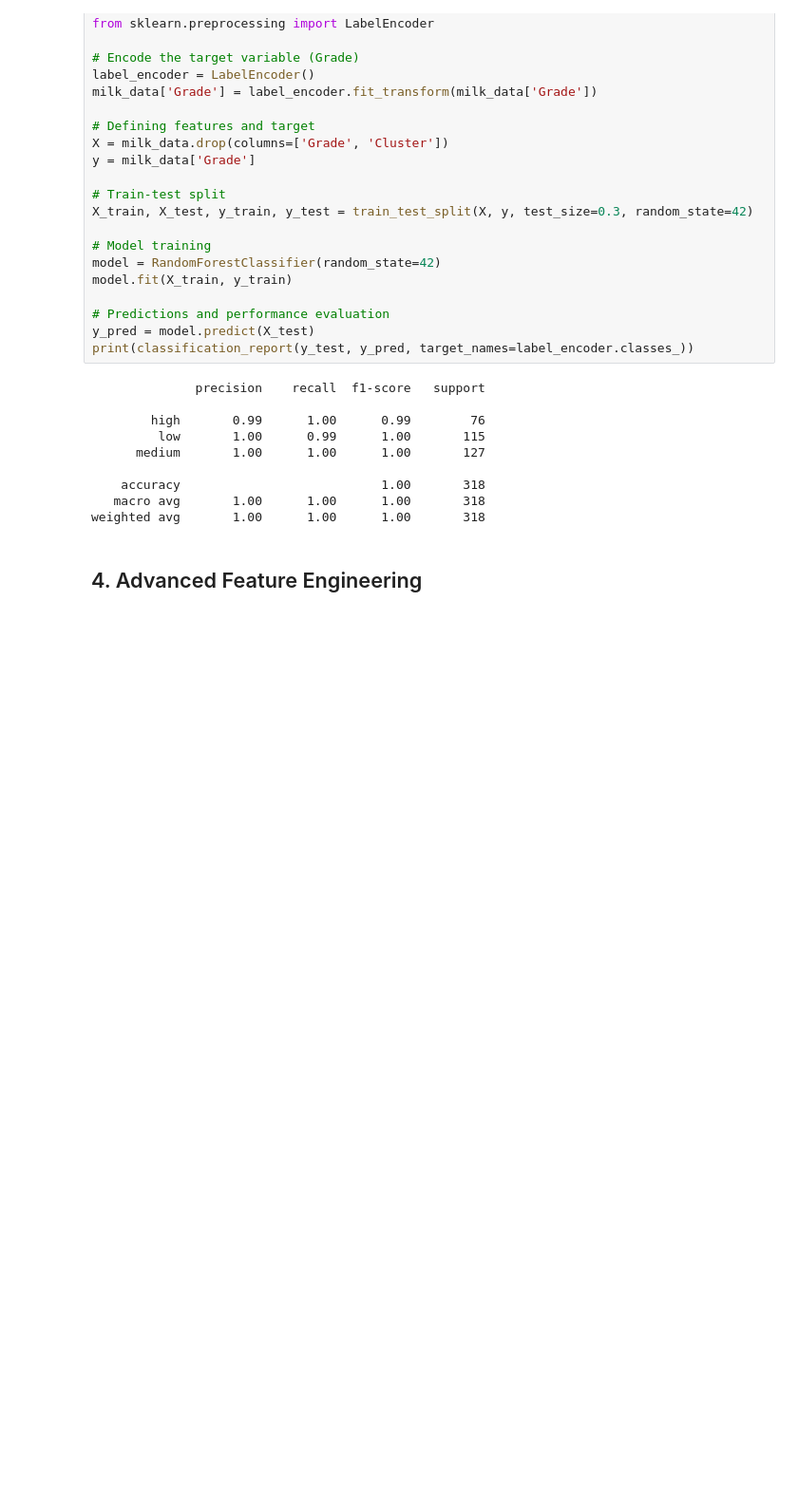
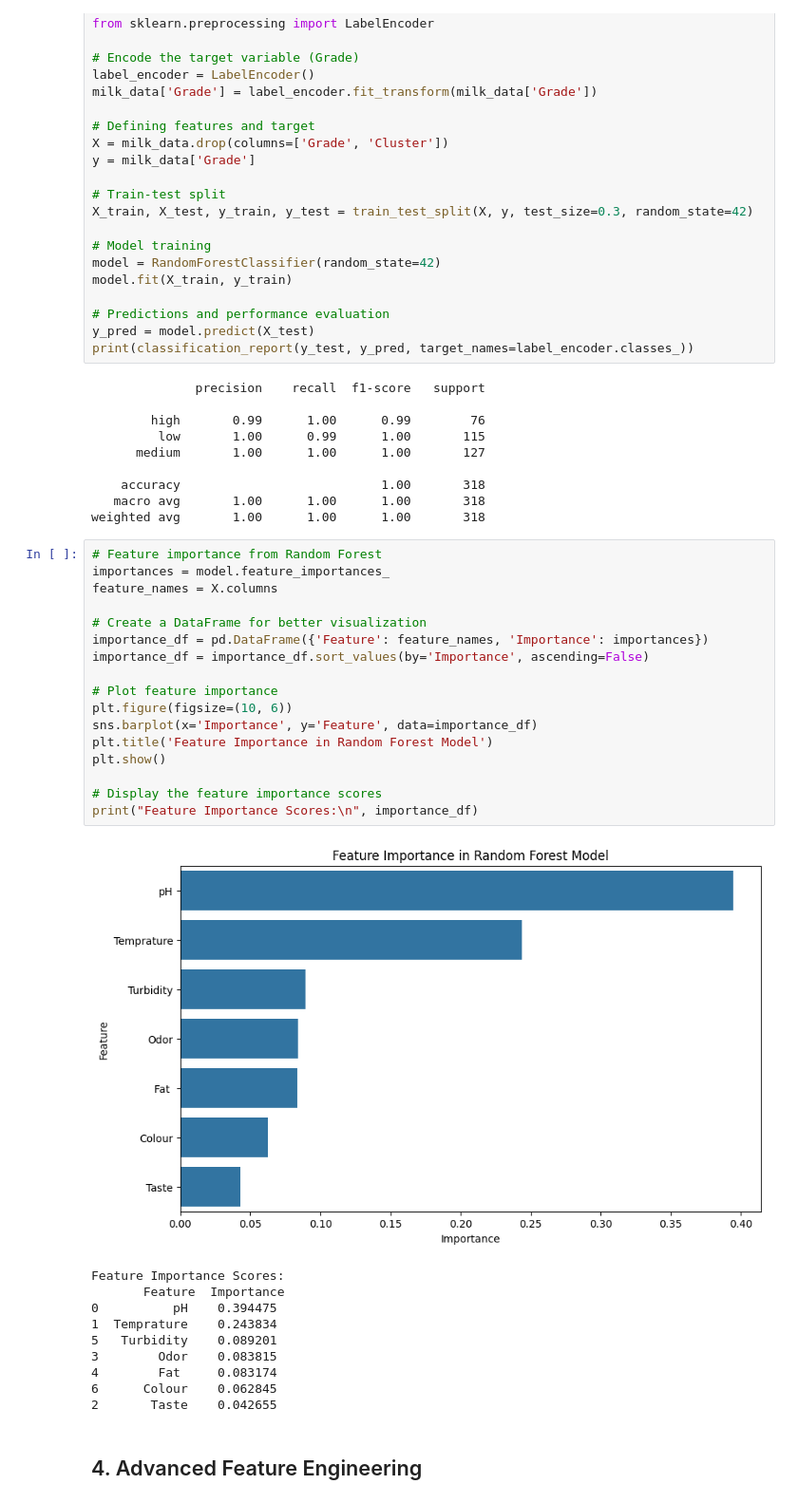
Before and after one commit to Cossy179/Dairy-Milk-AI-Research, a Jupyter notebook: milk_quality_analysis.ipynb, the cells around one changed output. Shown at 95% size. Cells and saved outputs as stored; diff of their text form; blank space fills up the shorter version.

```diff
--- a/milk_quality_analysis.ipynb
+++ b/milk_quality_analysis.ipynb
@@ -111,6 +111,34 @@ print(classification_report(y_test, y_pred, target_names=label_encoder.classes_)
     accuracy                           1.00       318
    macro avg       1.00      1.00      1.00       318
 weighted avg       1.00      1.00      1.00       318
+# %%
+# Feature importance from Random Forest
+importances = model.feature_importances_
+feature_names = X.columns
+
+# Create a DataFrame for better visualization
+importance_df = pd.DataFrame({'Feature': feature_names, 'Importance': importances})
+importance_df = importance_df.sort_values(by='Importance', ascending=False)
+
+# Plot feature importance
+plt.figure(figsize=(10, 6))
+sns.barplot(x='Importance', y='Feature', data=importance_df)
+plt.title('Feature Importance in Random Forest Model')
+plt.show()
+
+# Display the feature importance scores
+print("Feature Importance Scores:\n", importance_df)
+# %% [output]
+[figure, added]
+Feature Importance Scores:
+       Feature  Importance
+0          pH    0.394475
+1  Temprature    0.243834
+5   Turbidity    0.089201
+3        Odor    0.083815
+4        Fat     0.083174
+6      Colour    0.062845
+2       Taste    0.042655
 # %% [markdown]
 ## 4. Advanced Feature Engineering
 # %%
```
Also changed, not shown: parts of 3 cells of this notebook.
